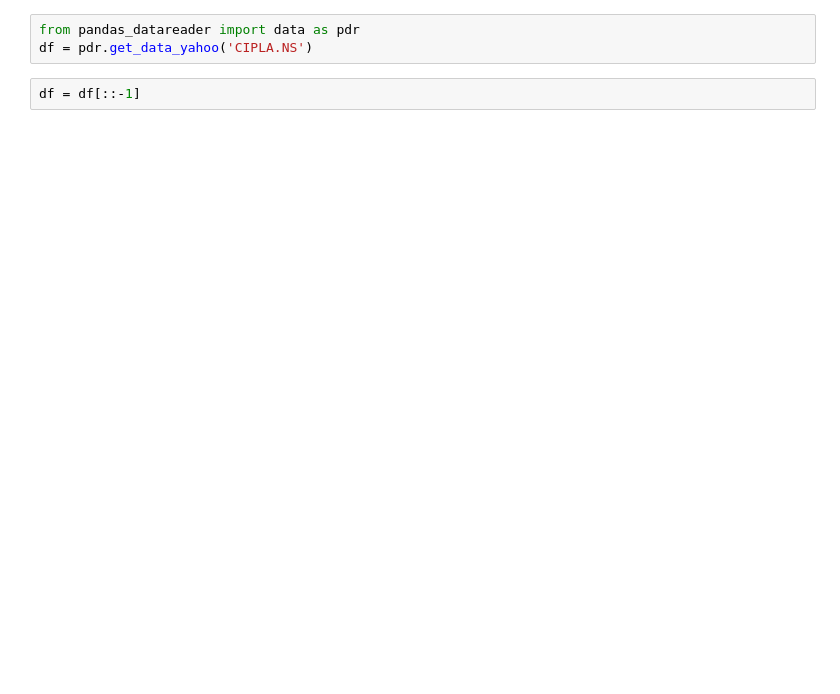
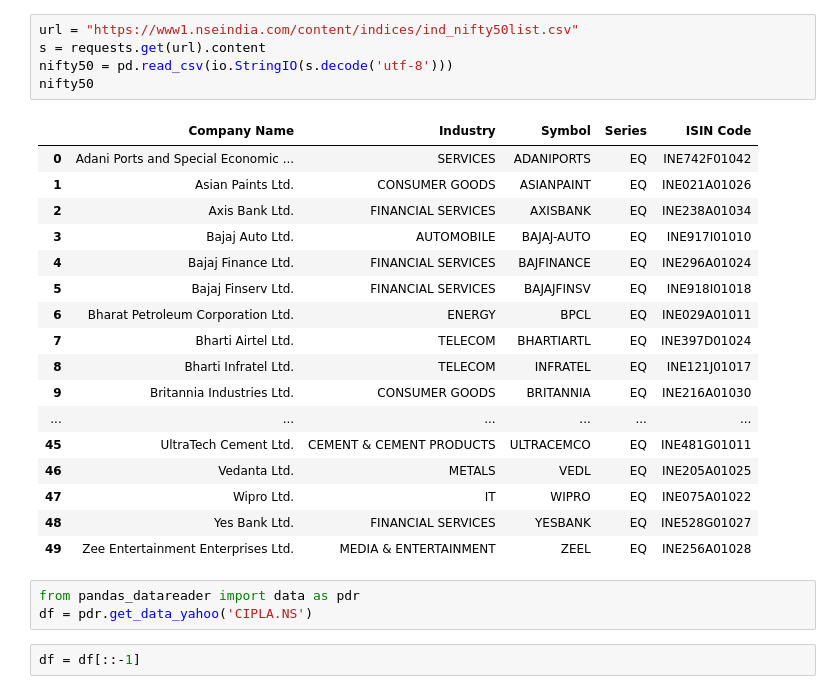
Before and after one commit to neermesh/deep-learning, a Jupyter notebook: tensorflow_LSTM.ipynb, the cells around one changed output. Drawn from its saved outputs; the diff is of its cells as text; blank space fills up the shorter version.

```diff
--- a/tensorflow_LSTM.ipynb
+++ b/tensorflow_LSTM.ipynb
@@ -21,3 +22,26 @@ import sklearn.preprocessing as prep
+# %%
+url = "https://www1.nseindia.com/content/indices/ind_nifty50list.csv"
+s = requests.get(url).content
+nifty50 = pd.read_csv(io.StringIO(s.decode('utf-8')))
+nifty50
+# %% [output]
+|  | Company Name | Industry | Symbol | Series | ISIN Code |
+| 0 | Adani Ports and Special Economic ... | SERVICES | ADANIPORTS | EQ | INE742F01042 |
+| 1 | Asian Paints Ltd. | CONSUMER GOODS | ASIANPAINT | EQ | INE021A01026 |
+| 2 | Axis Bank Ltd. | FINANCIAL SERVICES | AXISBANK | EQ | INE238A01034 |
+| 3 | Bajaj Auto Ltd. | AUTOMOBILE | BAJAJ-AUTO | EQ | INE917I01010 |
+| 4 | Bajaj Finance Ltd. | FINANCIAL SERVICES | BAJFINANCE | EQ | INE296A01024 |
+| 5 | Bajaj Finserv Ltd. | FINANCIAL SERVICES | BAJAJFINSV | EQ | INE918I01018 |
+| 6 | Bharat Petroleum Corporation Ltd. | ENERGY | BPCL | EQ | INE029A01011 |
+| 7 | Bharti Airtel Ltd. | TELECOM | BHARTIARTL | EQ | INE397D01024 |
+| 8 | Bharti Infratel Ltd. | TELECOM | INFRATEL | EQ | INE121J01017 |
+| 9 | Britannia Industries Ltd. | CONSUMER GOODS | BRITANNIA | EQ | INE216A01030 |
+| ... | ... | ... | ... | ... | ... |
+| 45 | UltraTech Cement Ltd. | CEMENT & CEMENT PRODUCTS | ULTRACEMCO | EQ | INE481G01011 |
+| 46 | Vedanta Ltd. | METALS | VEDL | EQ | INE205A01025 |
+| 47 | Wipro Ltd. | IT | WIPRO | EQ | INE075A01022 |
+| 48 | Yes Bank Ltd. | FINANCIAL SERVICES | YESBANK | EQ | INE528G01027 |
+| 49 | Zee Entertainment Enterprises Ltd. | MEDIA & ENTERTAINMENT | ZEEL | EQ | INE256A01028 |
 # %%
 from pandas_datareader import data as pdr
 df = pdr.get_data_yahoo('CIPLA.NS')
```
Also changed, not shown: parts of 48 cells of this notebook.
